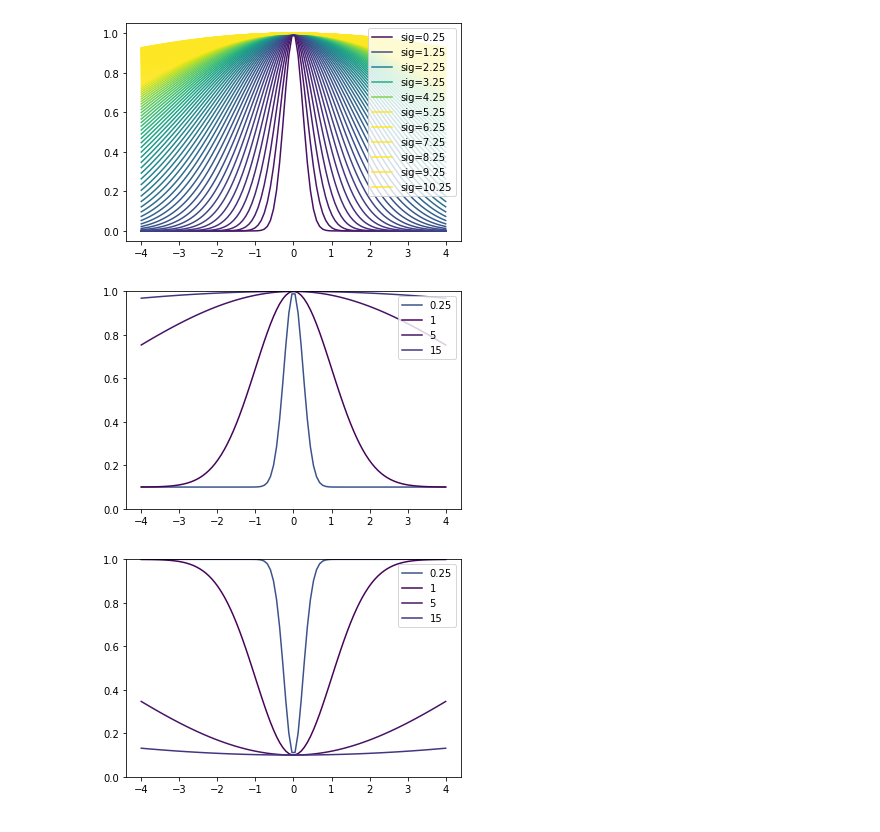
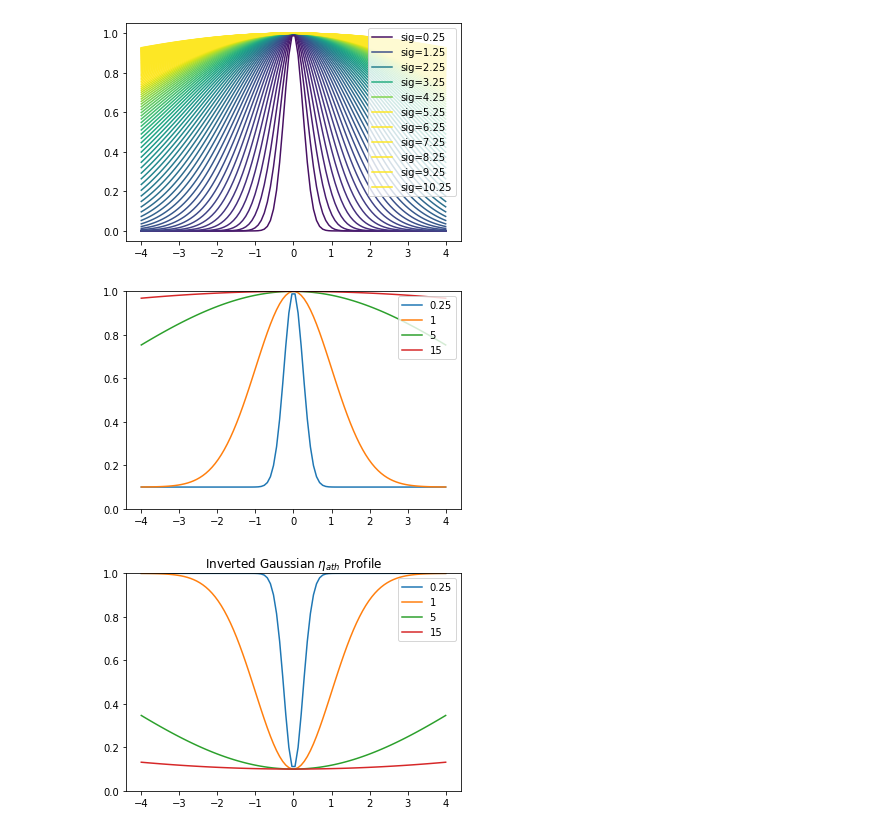
Before and after one commit to asmohov/ppd, a Jupyter notebook: gaussian_curves.ipynb, the cells around one changed output. Drawn from its saved outputs; the diff is of its cells as text; code cells hidden in the pictures.

Commit message:
start on combined profile plots

```diff
--- a/gaussian_curves.ipynb
+++ b/gaussian_curves.ipynb
@@ -42,34 +42,35 @@ for sig in [.25,1,5,15]:
     for equis in x_array:
         y_array.append(adj_gaussian(equis,sig))
 
-    plt.plot(x_array,y_array,color=viridis(sig),label=str(sig))
+    plt.plot(x_array,y_array,label=str(sig))
 
 plt.ylim(0,1)
 plt.legend(loc='upper right')
 plt.show()
 # %% [output]
-[figure, old version]
+[figure, new version]
 # %%
 import numpy as np
 from matplotlib import pyplot as plt
 from matplotlib import cm
 from matplotlib.colors import ListedColormap, LinearSegmentedColormap
 
 viridis = cm.get_cmap('viridis', 100)
 
 x_array = np.linspace(-4,4,100)
 
 def adj_gaussian(x,sigma):
     return 1-.9*np.exp(-(x**2)/(2*(sigma**2)))
 for sig in [.25,1,5,15]:
     y_array = []
     for equis in x_array:
         y_array.append(adj_gaussian(equis,sig))
 
-    plt.plot(x_array,y_array,color=viridis(sig),label=str(sig))
+    plt.plot(x_array,y_array,label=str(sig))
 
 plt.ylim(0,1)
 plt.legend(loc='upper right')
+plt.title('Inverted Gaussian $\eta_{ath}$ Profile')
 plt.show()
 # %% [output]
-[figure, old version]
+[figure, new version]
```
Also changed, not shown: 3 other files.
